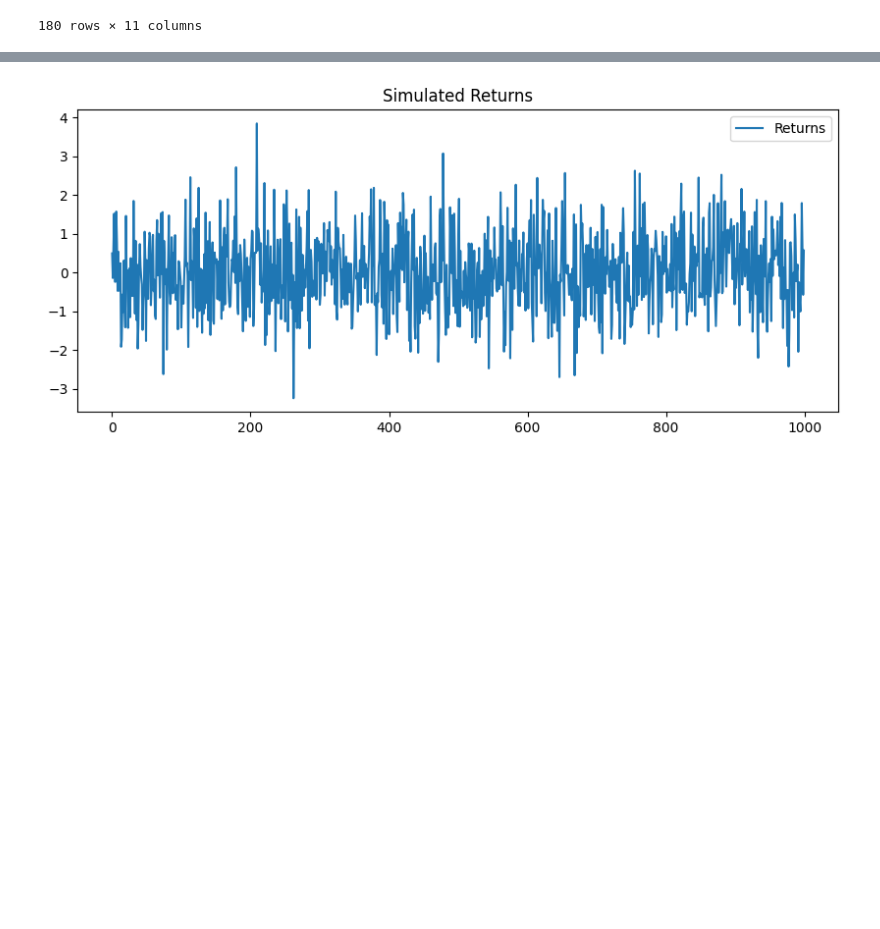
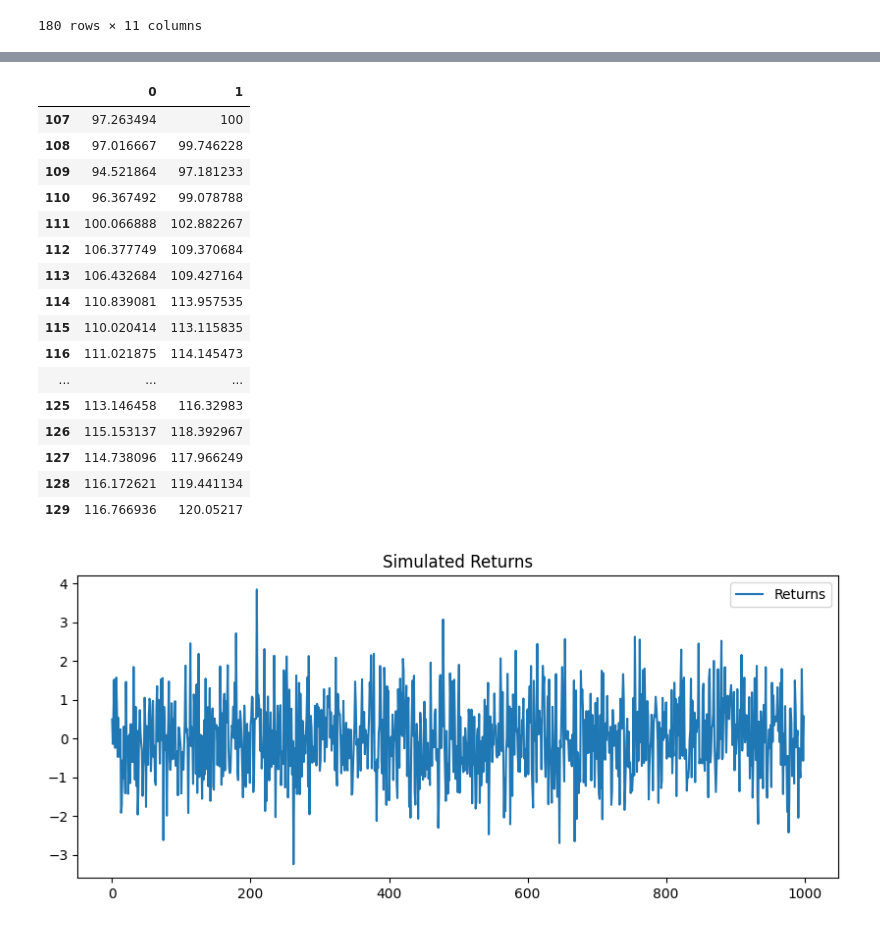
Before and after one commit to aizudeen11/cfm-nlp, a Jupyter notebook: main.ipynb, the cells around one changed output, grey strips where cells are left out. Cells and saved outputs as stored; diff of their text form; code cells hidden in the pictures; blank space fills up the shorter version.

```diff
--- a/main.ipynb
+++ b/main.ipynb
@@ -344,0 +293,17 @@ model or by setting rescale=False.
+# %%
+check = pd.concat([fb_sg[['Financial Index', 'Date']], fb['Financial Index1']], axis=1, ignore_index=True)
+check.rename(columns={0: 'Financial Index', 1: 'Date', 2: 'Financial Index1'}, inplace=True)
+check.set_index('Date', inplace=True)
+check[(check['Financial Index'] == check['Financial Index1'])]
+# 0	1
+# 0	100.000000	100
+# 1	98.541805	98.541805
+# 2	98.708246	98.708246
+# 3	99.140445	99.140445
+# 4	94.132884	94.132884
+# ...	...	...
+# 102	111.911337	111.911337
+# 103	109.764607	109.764607
+# 104	105.242486	105.242486
+# 105	97.778736	97.778736
+# 106	96.783748	96.783748
@@ -345,3 +325,23 @@ model or by setting rescale=False.
+# %%
+check.iloc[107:130]
+# %% [output]
+|  | 0 | 1 |
+| 107 | 97.263494 | 100 |
+| 108 | 97.016667 | 99.746228 |
+| 109 | 94.521864 | 97.181233 |
+| 110 | 96.367492 | 99.078788 |
+| 111 | 100.066888 | 102.882267 |
+| 112 | 106.377749 | 109.370684 |
+| 113 | 106.432684 | 109.427164 |
+| 114 | 110.839081 | 113.957535 |
+| 115 | 110.020414 | 113.115835 |
+| 116 | 111.021875 | 114.145473 |
+| ... | ... | ... |
+| 125 | 113.146458 | 116.32983 |
+| 126 | 115.153137 | 118.392967 |
+| 127 | 114.738096 | 117.966249 |
+| 128 | 116.172621 | 119.441134 |
+| 129 | 116.766936 | 120.05217 |
 # %%
 import pandas as pd
 import numpy as np
```
Also changed, not shown: parts of 10 cells of this notebook, 2 other files.
